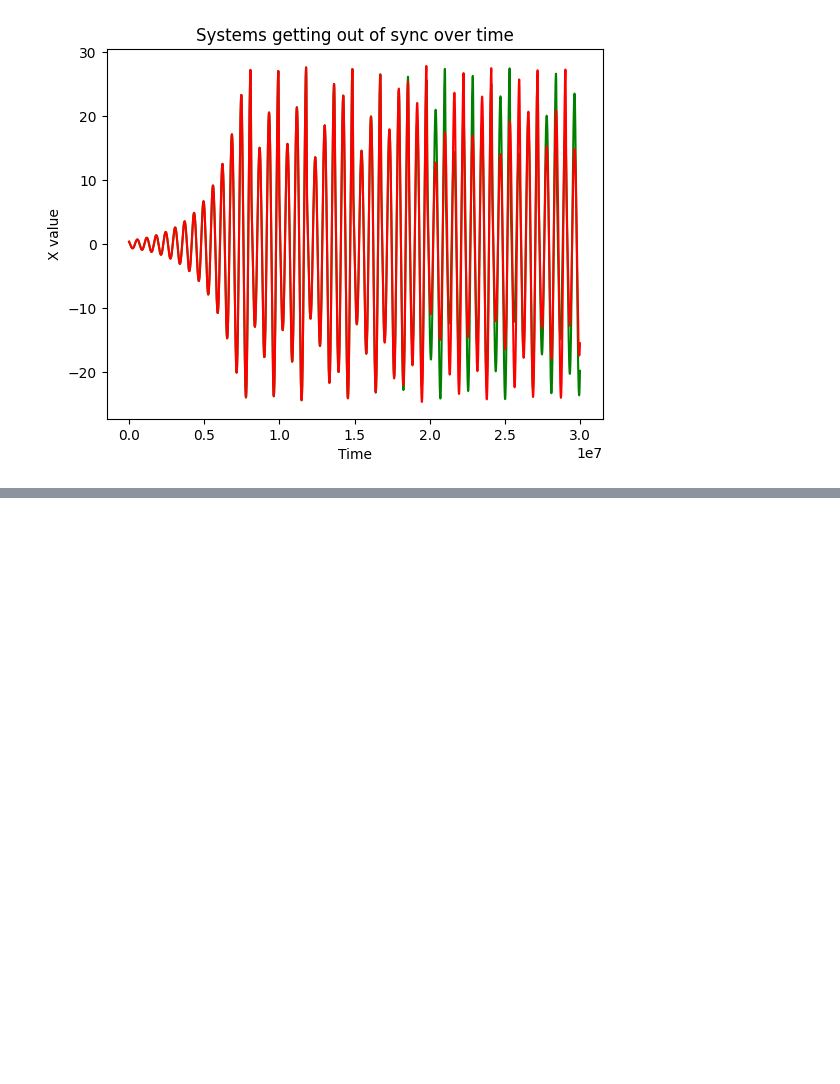
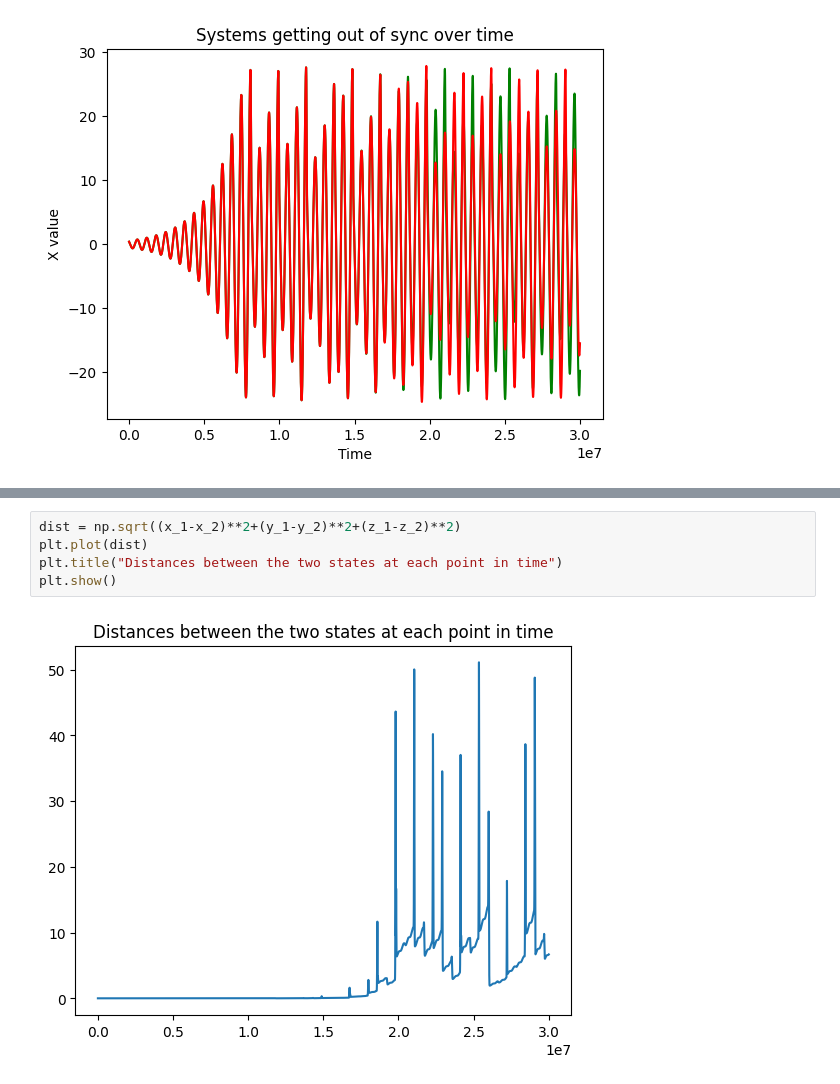
Before and after one commit to AdrianKlessa/random_notebooks, a Jupyter notebook: lorenz_system.ipynb, the cells around one changed output, grey strips where cells are left out. Drawn from its saved outputs; the diff is of its cells as text; blank space fills up the shorter version.

```diff
--- a/lorenz_system.ipynb
+++ b/lorenz_system.ipynb
@@ -368,0 +404,7 @@ plt.show()
+# %%
+dist = np.sqrt((x_1-x_2)**2+(y_1-y_2)**2+(z_1-z_2)**2)
+plt.plot(dist)
+plt.title("Distances between the two states at each point in time")
+plt.show()
+# %% [output]
+[figure, added]
```
Also changed, not shown: parts of 7 cells of this notebook.
